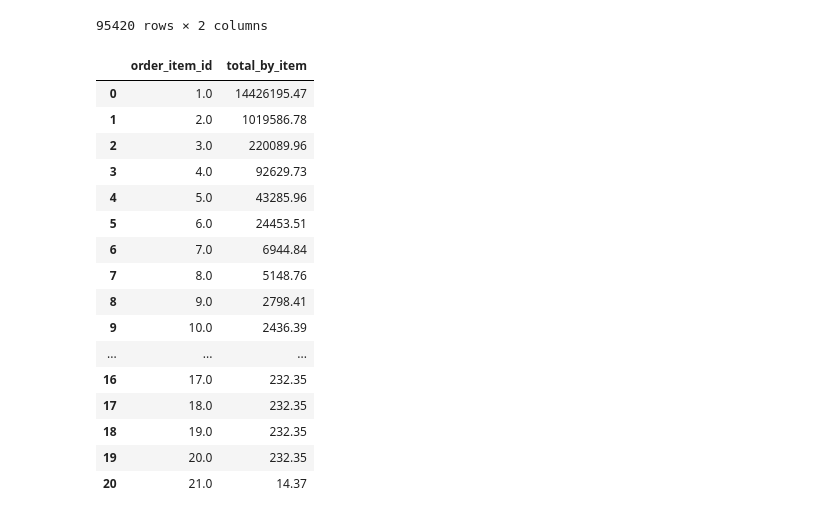
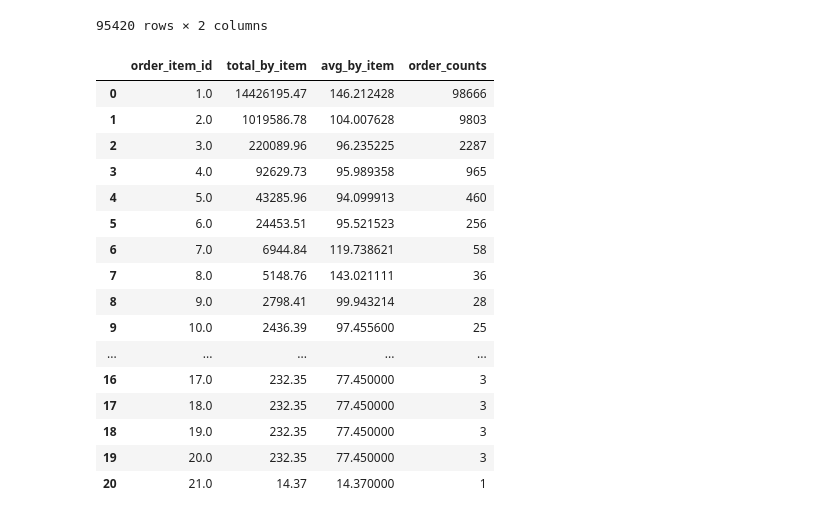
Before and after one commit to AnanyaKishore/da2402-project-ecom-analysis, a Jupyter notebook: data_analysis.ipynb, the cells around one changed output. Cells and saved outputs as stored; diff of their text form; code cells hidden in the pictures.

```diff
--- a/data_analysis.ipynb
+++ b/data_analysis.ipynb
@@ -1069,23 +1069,24 @@ customer_lifetime_value_df
 95420 rows × 2 columns
 # %%
 # Calculate order totals from individual items
-total_by_item_df = df.groupby("order_item_id").agg(total_by_item = ("price_with_freight_charges", "sum")).reset_index()
+total_by_item_df = df.groupby("order_item_id").agg(total_by_item = ("price_with_freight_charges", "sum"),
+avg_by_item = ("price_with_freight_charges", "mean"), order_counts = ("order_item_id", "count")).reset_index()
 total_by_item_df
 # %% [output]
-|  | order_item_id | total_by_item |
-| 0 | 1.0 | 14426195.47 |
-| 1 | 2.0 | 1019586.78 |
-| 2 | 3.0 | 220089.96 |
-| 3 | 4.0 | 92629.73 |
-| 4 | 5.0 | 43285.96 |
-| 5 | 6.0 | 24453.51 |
-| 6 | 7.0 | 6944.84 |
-| 7 | 8.0 | 5148.76 |
-| 8 | 9.0 | 2798.41 |
-| 9 | 10.0 | 2436.39 |
-| ... | ... | ... |
-| 16 | 17.0 | 232.35 |
-| 17 | 18.0 | 232.35 |
-| 18 | 19.0 | 232.35 |
-| 19 | 20.0 | 232.35 |
-| 20 | 21.0 | 14.37 |
+|  | order_item_id | total_by_item | avg_by_item | order_counts |
+| 0 | 1.0 | 14426195.47 | 146.212428 | 98666 |
+| 1 | 2.0 | 1019586.78 | 104.007628 | 9803 |
+| 2 | 3.0 | 220089.96 | 96.235225 | 2287 |
+| 3 | 4.0 | 92629.73 | 95.989358 | 965 |
+| 4 | 5.0 | 43285.96 | 94.099913 | 460 |
+| 5 | 6.0 | 24453.51 | 95.521523 | 256 |
+| 6 | 7.0 | 6944.84 | 119.738621 | 58 |
+| 7 | 8.0 | 5148.76 | 143.021111 | 36 |
+| 8 | 9.0 | 2798.41 | 99.943214 | 28 |
+| 9 | 10.0 | 2436.39 | 97.455600 | 25 |
+| ... | ... | ... | ... | ... |
+| 16 | 17.0 | 232.35 | 77.450000 | 3 |
+| 17 | 18.0 | 232.35 | 77.450000 | 3 |
+| 18 | 19.0 | 232.35 | 77.450000 | 3 |
+| 19 | 20.0 | 232.35 | 77.450000 | 3 |
+| 20 | 21.0 | 14.37 | 14.370000 | 1 |
```
Also changed, not shown: parts of 21 cells of this notebook.
